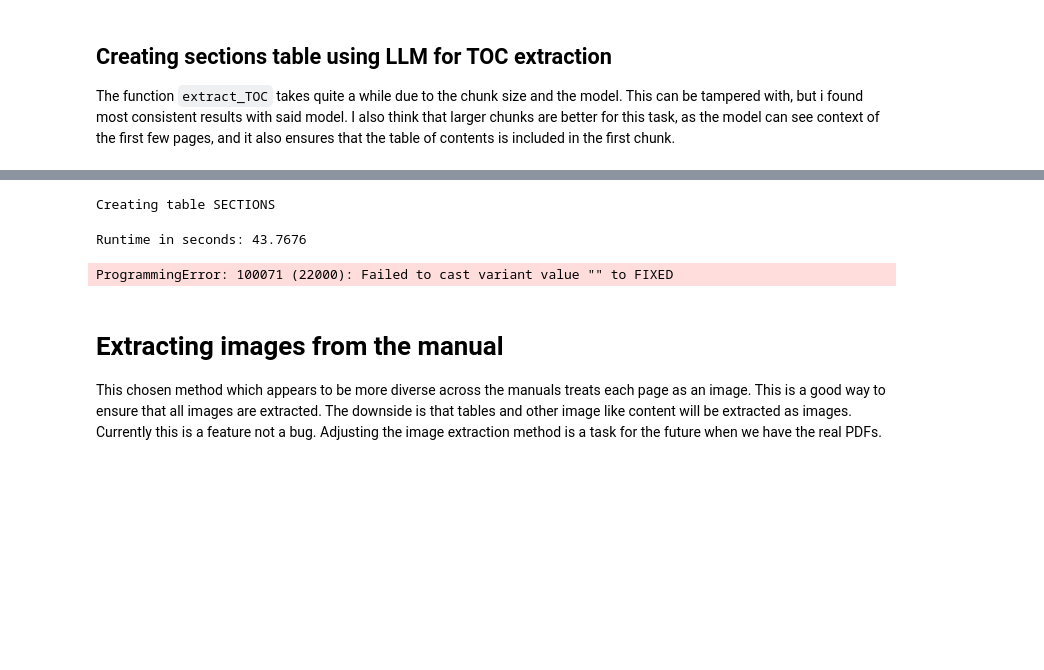
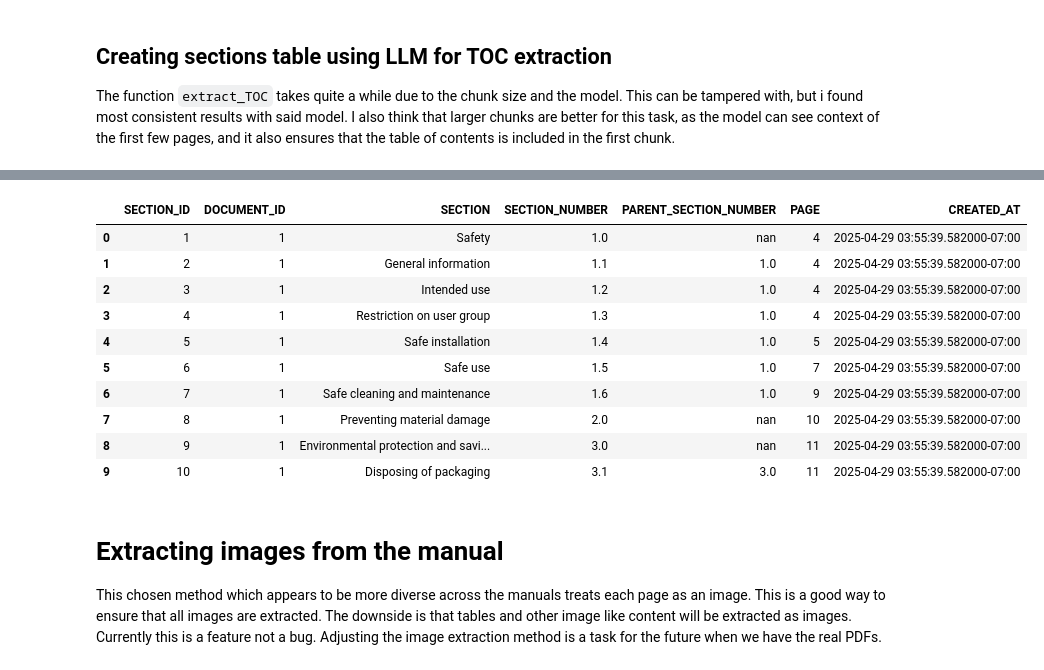
Before and after one commit to Haldan-NC/Snowflake-Cortex-Playground, a Jupyter notebook: WASHING_MACHINE_DB_setup.ipynb, the cells around one changed output, grey strips where cells are left out. Saved outputs shown, nothing was run; the diff lists cells and outputs as text; code cells hidden in the pictures; blank space fills up the shorter version.

Commit message:
Changes made to TOC (Using OpenAI now), and image creation tool now includes image coordinates.

```diff
--- a/WASHING_MACHINE_DB_setup.ipynb
+++ b/WASHING_MACHINE_DB_setup.ipynb
@@ -522,7 +447,7 @@ Success: True, Chunks: 1, Rows: 782
 
 The function `extract_TOC` takes quite a while due to the chunk size and the model. This can be tampered with, but i found most consistent results with said model. I also think that larger chunks are better for this task, as the model can see context of the first few pages, and it also ensures that the table of contents is included in the first chunk.
 # %%
-def extract_TOC(text: str, model : str) -> str:
+def extract_TOC_cortex(text: str, model : str) -> str:
     prompt = (
     """
     I will provide a long string of text that most likely contains a table of contents,
@@ -627,6 +599,7 @@ def traverse_sections(node, parent_section=None):
 
     return rows
 
-# flat_rows = traverse_sections(parsed_dict)
-# toc_df = pd.DataFrame(flat_rows)
-# toc_df.head(10)
+parsed_dict = extract_json_from_llm_output(llm_output)
+flat_rows = traverse_sections(parsed_dict)
+toc_df = pd.DataFrame(flat_rows)
+toc_df.head(10)
@@ -633,24 +618,32 @@ def traverse_sections(node, parent_section=None):
 # %%
 def create_TOC_table(documents_df, large_chunks_df, model ="llama3.1-70b"):
+    """
+    documents_df: DataFrame containing the documents metadata, fetched from DOCUMENTS table.
+    large_chunks_df: DataFrame containing the large chunks, fetched from CHUNKS_LARGE table.
+    model: The model to use for extracting the table of contents. Options are "OpenAI", "llama3.1-70b", or any other snowflake cortex complete model.
+    """
+
     df_list = []
 
     for row in tqdm(documents_df.iterrows(), total = len(documents_df)):
         manual_id = row[1]["DOCUMENT_ID"]
-        file_path = os.path.join(pdf_files_path, row[1]["DOCUMENT_NAME"])
+        file_path = row[1]["FILE_PATH"]
         first_chunk_of_doc = large_chunks_df.loc[large_chunks_df["DOCUMENT_ID"] == manual_id, "CHUNK_TEXT"].iloc[0]
-        # print("First chunk:", first_chunk_of_doc)
 
-        llm_output = extract_TOC(first_chunk_of_doc, model = model)
+        if model == "OpenAI":
+            llm_output = extract_TOC_OpenAI(first_chunk_of_doc)
+        else:
+            llm_output = extract_TOC_cortex(first_chunk_of_doc, model) # Can we hot swapped to Cortex
+
         parsed_dict = extract_json_from_llm_output(llm_output)
         flat_rows = traverse_sections(parsed_dict)
         local_toc_df = pd.DataFrame(flat_rows)
         local_toc_df["DOCUMENT_ID"] = manual_id
         df_list.append(local_toc_df)
 
-        break
-
     toc_df = pd.concat(df_list, ignore_index=True)
     toc_df["SECTION_NUMBER"] = toc_df["SECTION_NUMBER"].astype(str)
+    toc_df["PARENT_SECTION_NUMBER"] = toc_df["PARENT_SECTION_NUMBER"].astype(str)
     return toc_df
 # %%
 try:
@@ -674,37 +667,45 @@ except:
         PAGE INT,
         CREATED_AT TIMESTAMP_LTZ DEFAULT CURRENT_TIMESTAMP(),
         CONSTRAINT fk_document
             FOREIGN KEY (DOCUMENT_ID)
             REFERENCES DOCUMENTS(DOCUMENT_ID)
     );
     """)
 
-    sections_df = create_TOC_table(documents_df, large_chunks_df, model ="llama3.1-70b")
+    sections_df = create_TOC_table(documents_df, large_chunks_df, model ="OpenAI")
 
     success, nchunks, nrows, output = write_pandas(
         conn=conn,
         df=sections_df,
         database =database,
         table_name="SECTIONS",
         schema=schema,
         auto_create_table=False,
         overwrite=False
     )
     print(f"Success: {success}, Chunks: {nchunks}, Rows: {nrows}")
 
     time.sleep(3) # Sleep for 3 seconds to ensure the table is ready in snowflake. We need to query the table to get the SECTION_ID
     cursor.execute("""
     SELECT *
     FROM SECTIONS;
     """)
 
     sections_df = cursor.fetch_pandas_all()
 
 sections_df.head(10)
 # %% [output]
-Creating table SECTIONS
-Runtime in seconds: 43.7676
-ProgrammingError: 100071 (22000): Failed to cast variant value "" to FIXED
+|  | SECTION_ID | DOCUMENT_ID | SECTION | SECTION_NUMBER | PARENT_SECTION_NUMBER | PAGE | CREATED_AT |
+| 0 | 1 | 1 | Safety | 1.0 | nan | 4 | 2025-04-29 03:55:39.582000-07:00 |
+| 1 | 2 | 1 | General information | 1.1 | 1.0 | 4 | 2025-04-29 03:55:39.582000-07:00 |
+| 2 | 3 | 1 | Intended use | 1.2 | 1.0 | 4 | 2025-04-29 03:55:39.582000-07:00 |
+| 3 | 4 | 1 | Restriction on user group | 1.3 | 1.0 | 4 | 2025-04-29 03:55:39.582000-07:00 |
+| 4 | 5 | 1 | Safe installation | 1.4 | 1.0 | 5 | 2025-04-29 03:55:39.582000-07:00 |
+| 5 | 6 | 1 | Safe use | 1.5 | 1.0 | 7 | 2025-04-29 03:55:39.582000-07:00 |
+| 6 | 7 | 1 | Safe cleaning and maintenance | 1.6 | 1.0 | 9 | 2025-04-29 03:55:39.582000-07:00 |
+| 7 | 8 | 1 | Preventing material damage | 2.0 | nan | 10 | 2025-04-29 03:55:39.582000-07:00 |
+| 8 | 9 | 1 | Environmental protection and savi... | 3.0 | nan | 11 | 2025-04-29 03:55:39.582000-07:00 |
+| 9 | 10 | 1 | Disposing of packaging | 3.1 | 3.0 | 11 | 2025-04-29 03:55:39.582000-07:00 |
 # %% [markdown]
 # Extracting images from the manual
 
```
Also changed, not shown: parts of 15 cells of this notebook.
